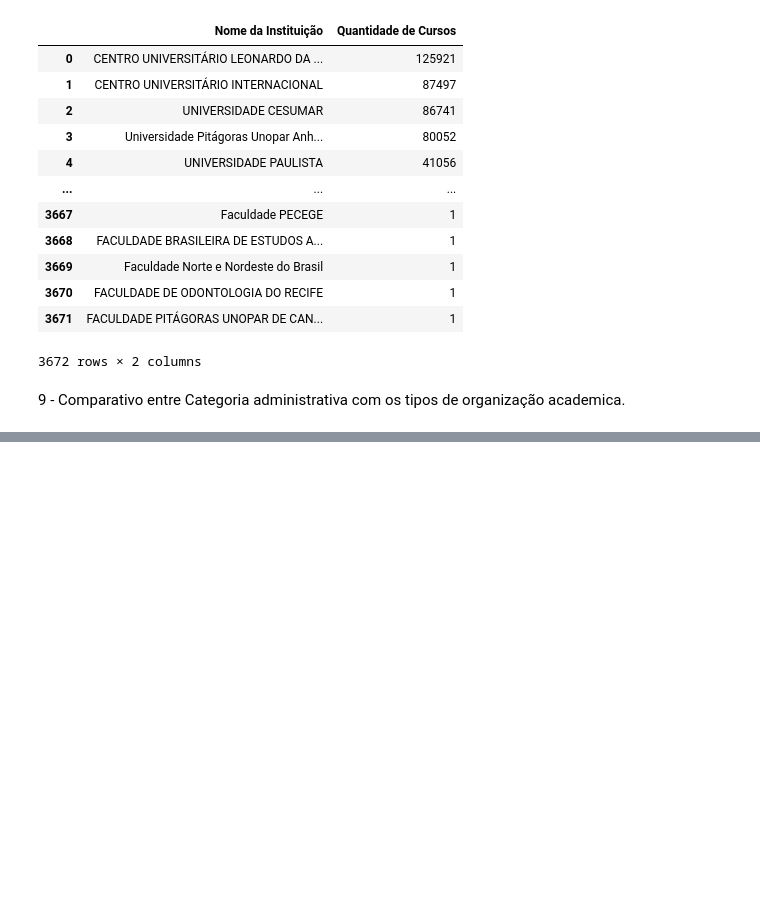
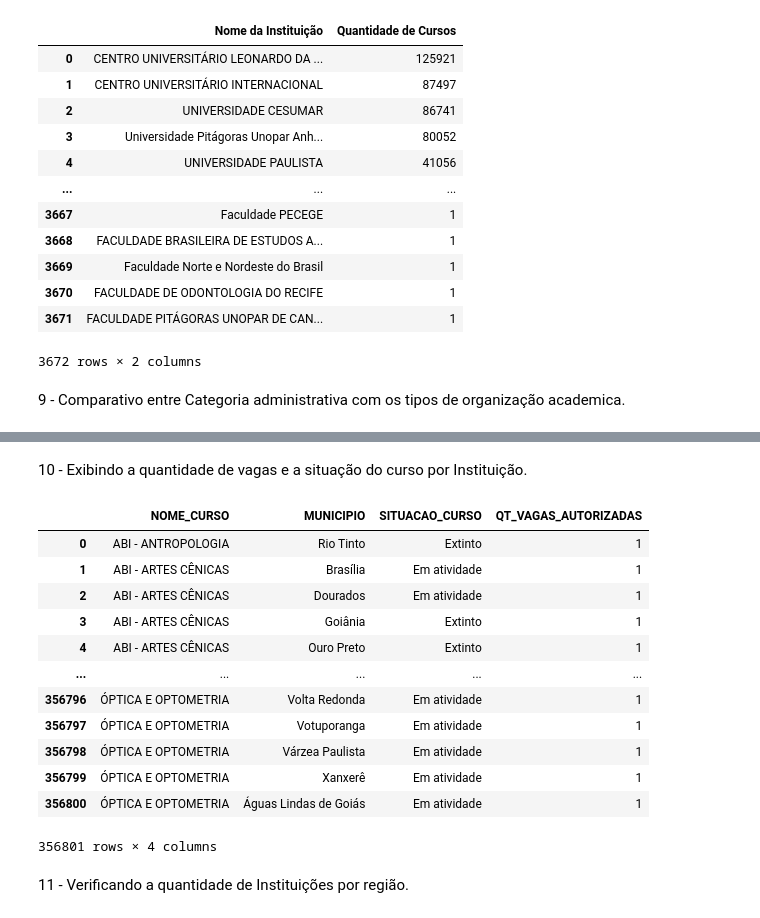
Before and after one commit to LucasPolicarpo-svg/Projeto_Final_Python, a Jupyter notebook: dados.ipynb, the cells around one changed output, grey strips where cells are left out. Saved outputs shown, nothing was run; the diff lists cells and outputs as text; code cells hidden in the pictures; blank space fills up the shorter version.

```diff
--- a/dados.ipynb
+++ b/dados.ipynb
@@ -197,3 +220,25 @@ display(tabela_comparativa)
 | Instituição Especialmente Credenc... | 0 | 0 | 1 | 0 | 0 | ... |
 | Instituto Federal de Educação, Ci... | 0 | 0 | 0 | 0 | 2816 | ... |
 | Universidade | 437 | 328094 | 55345 | 9348 | 11867 | ... |
+# %% [markdown]
+10 - Exibindo a quantidade de vagas e a situação do curso por Instituição.
+# %%
+atividade_cidade = tabela.groupby(['NOME_CURSO', 'MUNICIPIO', 'SITUACAO_CURSO'])['QT_VAGAS_AUTORIZADAS'].count().reset_index()
+
+display(atividade_cidade)
+# %% [output]
+|  | NOME_CURSO | MUNICIPIO | SITUACAO_CURSO | QT_VAGAS_AUTORIZADAS |
+| 0 | ABI - ANTROPOLOGIA | Rio Tinto | Extinto | 1 |
+| 1 | ABI - ARTES CÊNICAS | Brasília | Em atividade | 1 |
+| 2 | ABI - ARTES CÊNICAS | Dourados | Em atividade | 1 |
+| 3 | ABI - ARTES CÊNICAS | Goiânia | Extinto | 1 |
+| 4 | ABI - ARTES CÊNICAS | Ouro Preto | Extinto | 1 |
+| ... | ... | ... | ... | ... |
+| 356796 | ÓPTICA E OPTOMETRIA | Volta Redonda | Em atividade | 1 |
+| 356797 | ÓPTICA E OPTOMETRIA | Votuporanga | Em atividade | 1 |
+| 356798 | ÓPTICA E OPTOMETRIA | Várzea Paulista | Em atividade | 1 |
+| 356799 | ÓPTICA E OPTOMETRIA | Xanxerê | Em atividade | 1 |
+| 356800 | ÓPTICA E OPTOMETRIA | Águas Lindas de Goiás | Em atividade | 1 |
+356801 rows × 4 columns
+# %% [markdown]
+11 - Verificando a quantidade de Instituições por região.
```
Also changed, not shown: parts of 9 cells of this notebook.
